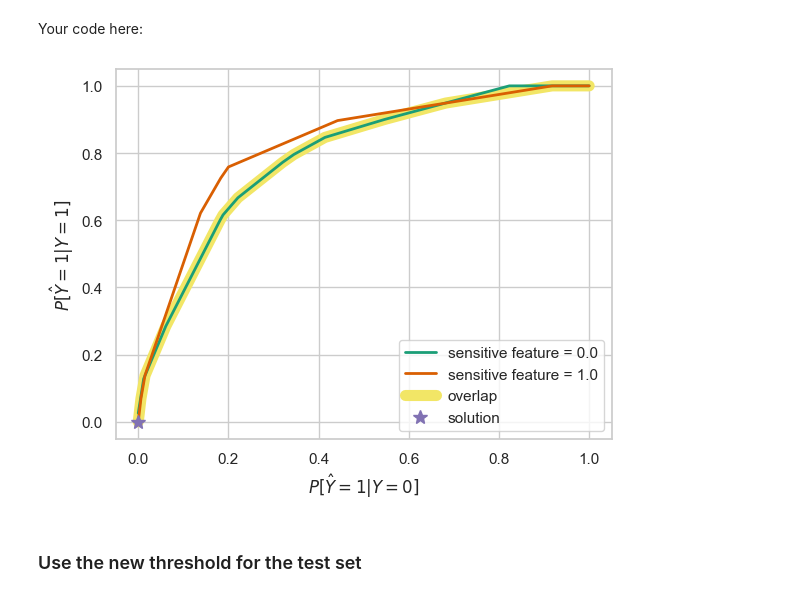
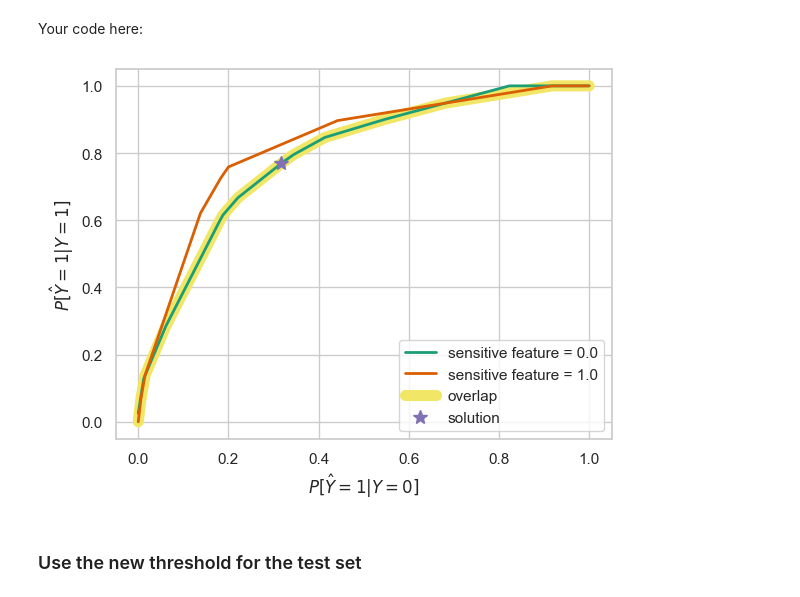
Before and after one commit to Villinger1999/RAI_fairness_exercise1, a Jupyter notebook: exercise.ipynb, the cells around one changed output. Drawn from its saved outputs; the diff is of its cells as text; code cells hidden in the pictures.

Commit message:
thresholdoptimizer

```diff
--- a/exercise.ipynb
+++ b/exercise.ipynb
@@ -429,21 +440,21 @@ Your code here:
 # %%
 from fairlearn.postprocessing import ThresholdOptimizer, plot_threshold_optimizer
 
 val_prob = np.array(val_prob, dtype=np.float32)
 val_prob_2D = np.column_stack((1 - val_prob, val_prob))
 
 identityclf= IdentityClassifier()
 
-# chhose an optimization method from farilearn, you can choose ThresholdOptimizer
-to = ThresholdOptimizer(estimator=identityclf, constraints="equalized_odds", prefit=True)
+# chose an optimization method from farilearn, you can choose ThresholdOptimizer
+to = ThresholdOptimizer(estimator=identityclf, constraints='equalized_odds', prefit=True, objective='balanced_accuracy_score')
 
 # fit it with validation data
 to.fit(X=val_prob_2D, y=val_lab, sensitive_features=val_a)
 
 # plot the optimizing result using plot_threshold_optimizer
 plot_threshold_optimizer(to)
 # %% [output]
-[figure, old version]
+[figure, new version]
 # %% [markdown]
 ### Use the new threshold for the test set
 # %% [markdown]
```
Also changed, not shown: parts of 6 cells of this notebook.
